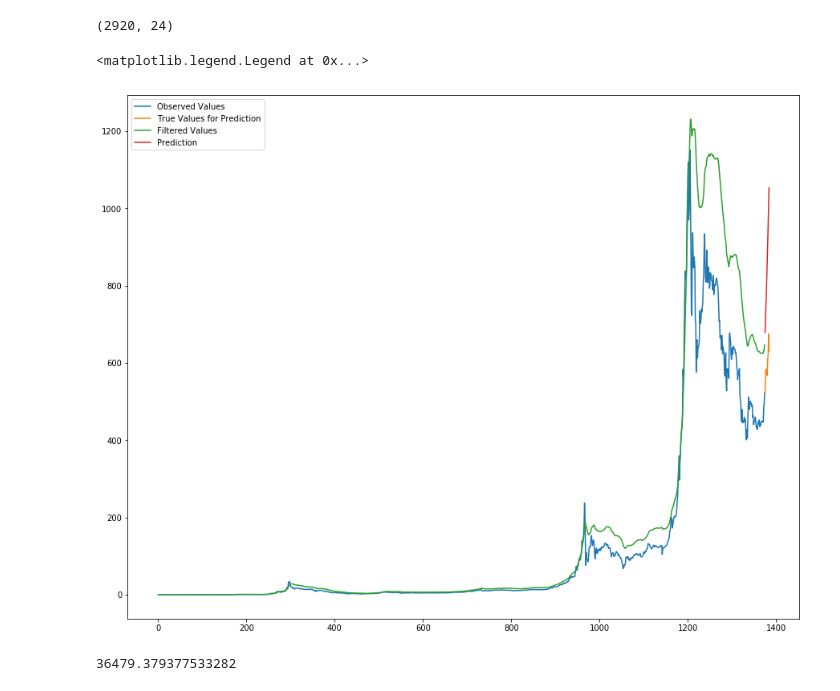
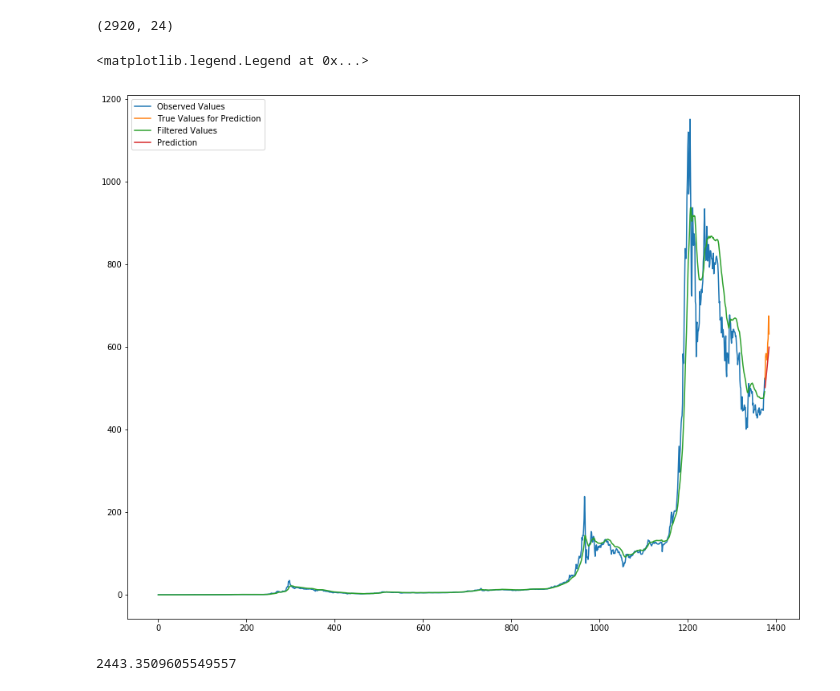
Before and after one commit to gwungwun/AM231_Project, a Jupyter notebook: Kalman Filter.ipynb, the cells around one changed output. Cells and saved outputs as stored; diff of their text form; code cells hidden in the pictures.

```diff
--- a/Kalman Filter.ipynb
+++ b/Kalman Filter.ipynb
@@ -84,27 +84,28 @@ def kalman_filter(x, sig_eps, sig_gam, mus, sigmas, a, phi):
 def MSE(y_pred, y_true):
     return (np.linalg.norm(y_true-y_pred)**2)/len(y_pred)
 # %%
+# period 1
 sig_eps = 0.1
 sig_gam = 1.0
 mus = [0.05]
 sigmas = [1]
-a = 1.
-phi = 1.05
+a = 1.1
+phi = 1.02
 
 mus, sigmas = kalman_filter(period1, sig_eps, sig_gam, mus, sigmas, a, phi)
 pred_1 = [mus[-1]*(phi**i) for i in range(1, len(prediction1)+1)]
 
 fig, ax = plt.subplots(figsize=(15, 12))
 ax.plot(range(len(period1)), period1, label='Observed Values')
 ax.plot(range(len(period1), len(period1)+len(prediction1)), prediction1, label='True Values for Prediction')
 ax.plot(range(len(period1)), mus, label='Filtered Values')
 ax.plot(range(len(period1), len(period1)+len(prediction1)), pred_1, label='Prediction')
 ax.legend(loc='best')
 # %% [output]
 <matplotlib.legend.Legend at 0x...>
-[figure, old version]
+[figure, new version]
 # %%
 MSE(pred_1, prediction1)
 # %% [output]
-36479.379377533282
+2443.3509605549557
 # %%
```
Also changed, not shown: parts of 3 cells of this notebook, 2 other files.
